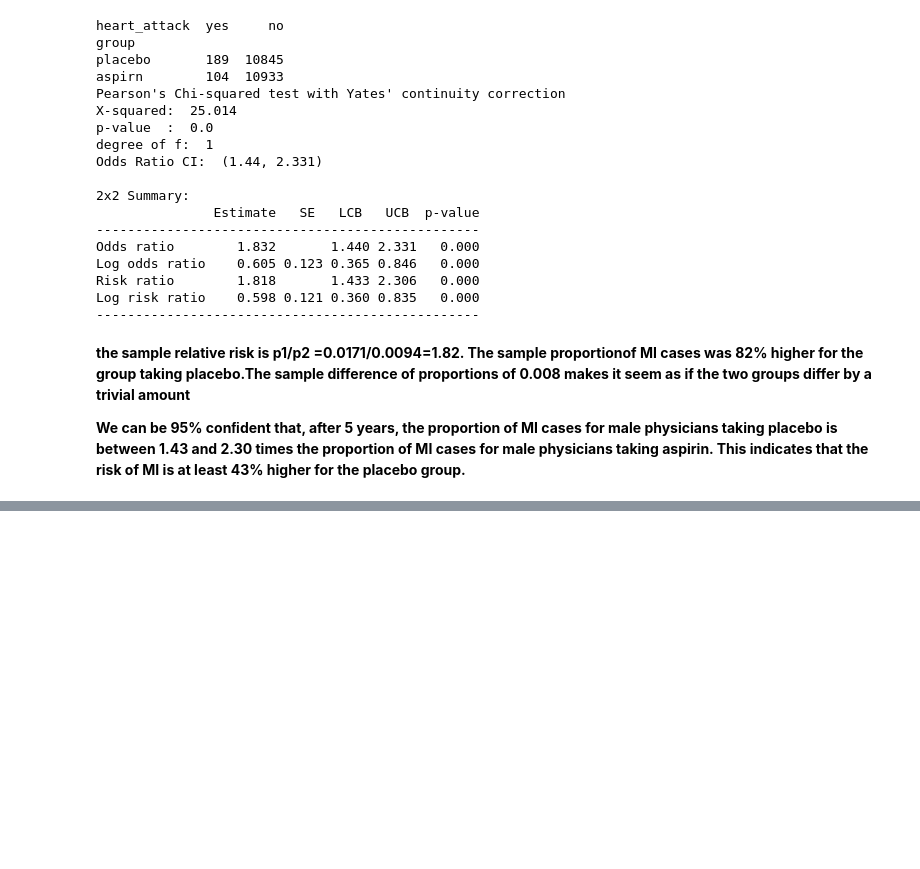
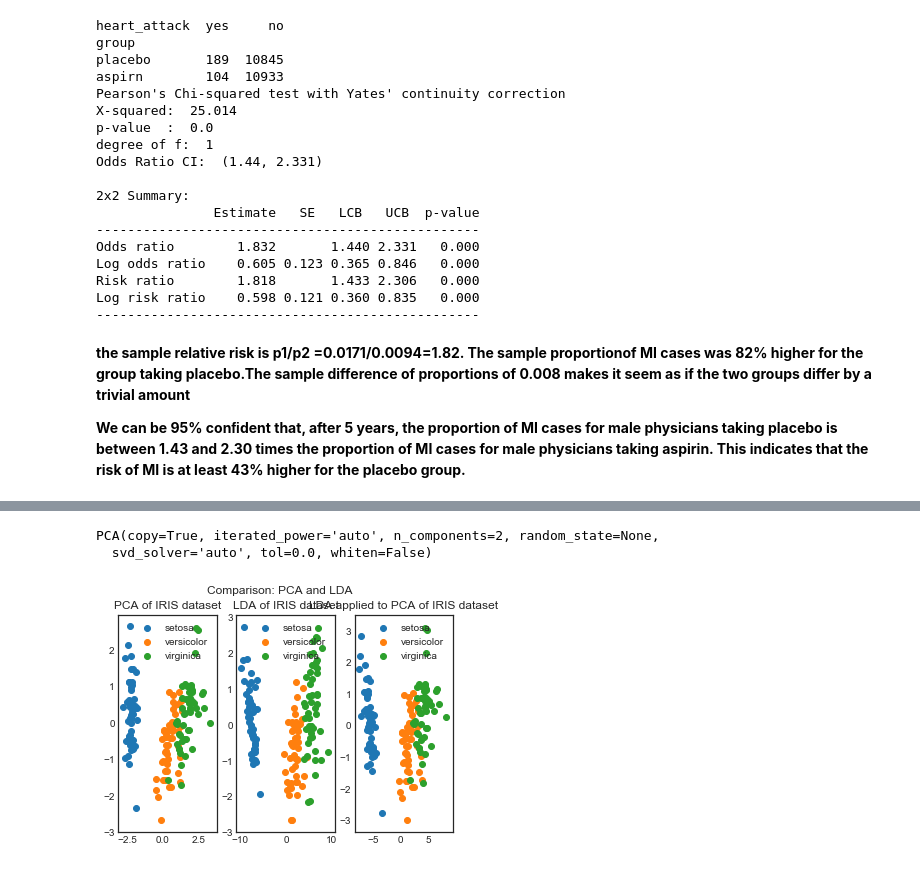
Before and after one commit to naivelogic/Machine_Learning_Notebooks, a Jupyter notebook: Data_Science/Statistical Models/[agresti] Categorical Analysis.ipynb, the cells around one changed output, grey strips where cells are left out. Saved outputs shown, nothing was run; the diff lists cells and outputs as text; code cells hidden in the pictures; blank space fills up the shorter version.

```diff
--- a/Data_Science/Statistical Models/[agresti] Categorical Analysis.ipynb
+++ b/Data_Science/Statistical Models/[agresti] Categorical Analysis.ipynb
@@ -84,0 +206,45 @@ __We can be 95% conﬁdent that, after 5 years, the proportion of MI cases for m
+# %%
+pca
+# %% [output]
+PCA(copy=True, iterated_power='auto', n_components=2, random_state=None,
+  svd_solver='auto', tol=0.0, whiten=False)
+# %%
+## perform LDA of 2 dimensions on the data
+from sklearn.discriminant_analysis import LinearDiscriminantAnalysis
+lda = LinearDiscriminantAnalysis(n_components=2)
+lda_object = lda.fit(iris_features, iris_target) # creates an LDA object for (inputs, targets)
+# Returns a new basis*data matrix, like PCA does
+X_lda = lda_object.transform(iris_features)
+lda_object
+del lda_object
+# %%
+# for comparison against LDA, also perform PCA before doing LDA, then comparison of plots 1 and 3 is possible
+lda_object = lda.fit(X_pca, iris_target)
+X_pca_lda = lda_object.transform(X_pca)
+del lda_object
+# %%
+## Create a plot figure and compare PCA/LDA
+import matplotlib.pyplot as plt
+fig=plt.figure()
+fig.suptitle("Comparison: PCA and LDA") # title of plot
+
+# define a reusable plotting function for plotting data matrices
+def subplot_scatter_iris(subplot_location=None, input_matrix=None, title=None, set_legend=True):
+    ax = fig.add_subplot(subplot_location) # add a subplot
+
+    # create a scatter plot parsing through data points of the matrix, and their corresponding labeled outputs
+    for i, target in zip(target_values, target_names):
+        ax.scatter(input_matrix[iris_target == i, 0], input_matrix[iris_target == i, 1], label=target)
+
+    if set_legend == True:  # add a legend if set_legend is True
+        ax.legend(loc='best',scatterpoints=1)
+
+    if title: # add a title if not null
+        ax.set_title(title)
+
+# Plot the PCA in location 1, then LDA in 2, then PCA+LDA in 3
+subplot_scatter_iris(131, X_pca, "PCA of IRIS dataset", True)
+subplot_scatter_iris(132, X_lda, "LDA of IRIS dataset", True)
+subplot_scatter_iris(133, X_pca_lda, "LDA applied to PCA of IRIS dataset", True)
+# %% [output]
+[figure, added]
```
Also changed, not shown: parts of 10 cells of this notebook.
